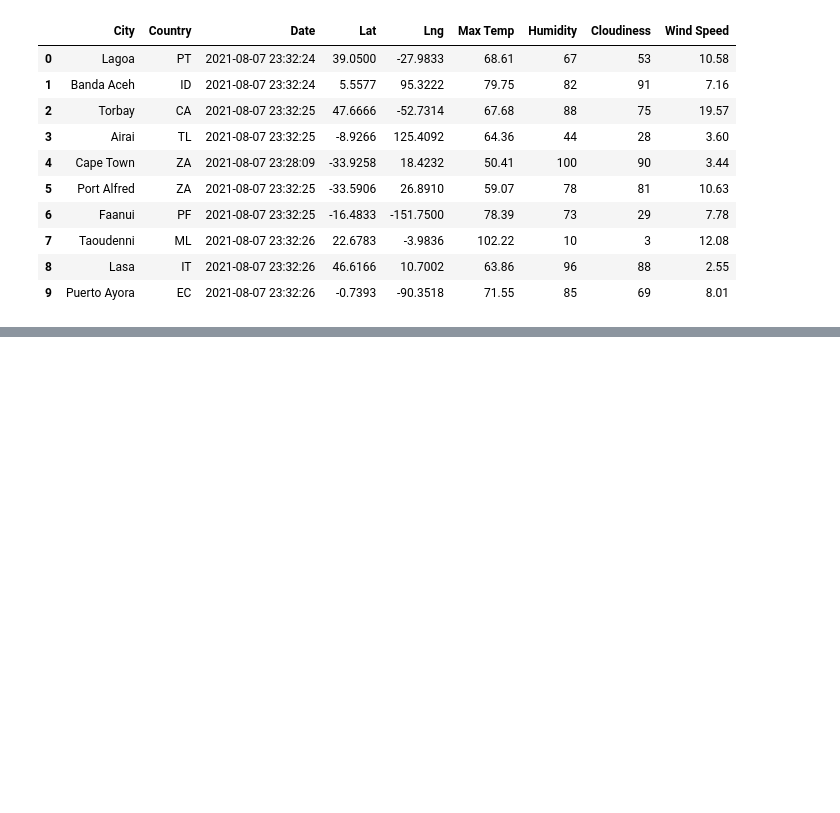
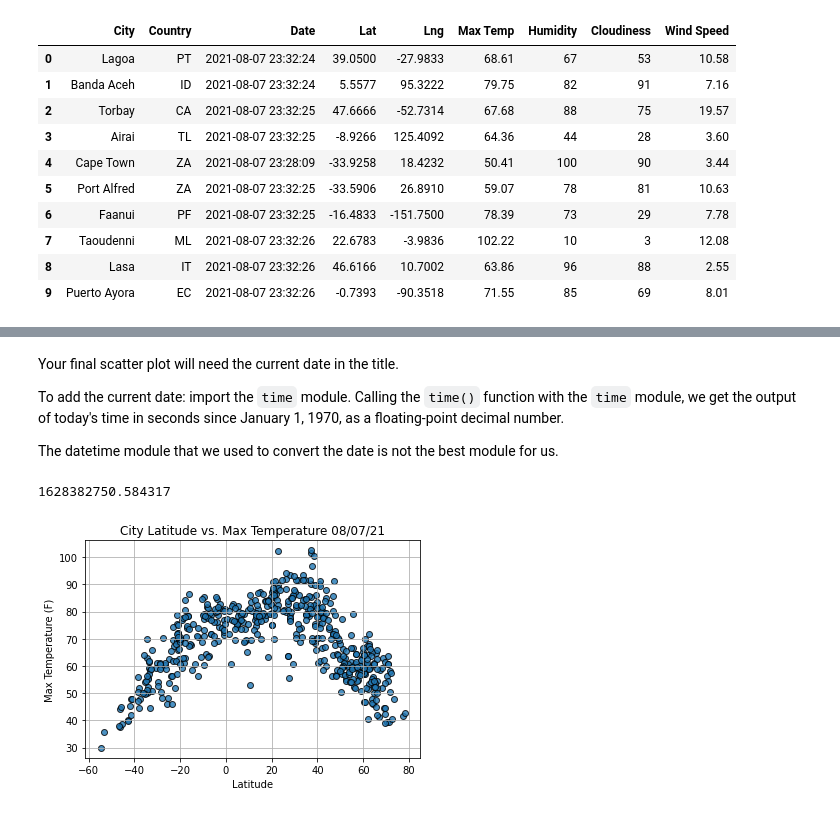
Before and after one commit to 1ektakapoor/world_weather_analysis, a Jupyter notebook: WeatherPy.ipynb, the cells around one changed output, grey strips where cells are left out. Drawn from its saved outputs; the diff is of its cells as text; code cells hidden in the pictures; blank space fills up the shorter version.

Commit message:
Adding WeatherPy file.

`````diff
--- a/WeatherPy.ipynb
+++ b/WeatherPy.ipynb
@@ -241,0 +250,44 @@ city_data_df.to_csv(output_data_file, index_label="City_ID")
+# %%
+# Extract relevant fields from the DataFrame for plotting.
+
+lats = city_data_df["Lat"]
+max_temps = city_data_df["Max Temp"]
+humidity = city_data_df["Humidity"]
+cloudiness = city_data_df["Cloudiness"]
+wind_speed = city_data_df["Wind Speed"]
+# %% [markdown]
+Your final scatter plot will need the current date in the title.
+
+To add the current date: import the ````time```` module. Calling the ````time()```` function with the ````time```` module, we get the output of today's time in seconds since January 1, 1970, as a floating-point decimal number.
+
+The datetime module that we used to convert the date is not the best module for us.
+# %%
+# Import the time module.
+import time
+
+# Get today's date in seconds.
+today = time.time()
+
+today
+# %% [output]
+1628382750.584317
+# %%
+# Build the scatter plot for latitude vs. max temperature.
+plt.scatter(lats,
+            max_temps,
+            edgecolor="black", linewidths=1, marker="o",
+            alpha=0.8, label="Cities")
+
+# Incorporate the other graph properties.
+plt.title(f"City Latitude vs. Max Temperature "+ time.strftime("%x"))
+plt.ylabel("Max Temperature (F)")
+plt.xlabel("Latitude")
+plt.grid(True)
+
+# Save the figure.
+plt.savefig("weather_data/Fig1.png")
+
+# Show plot.
+plt.show()
+# %% [output]
+[figure, added]
`````
Also changed, not shown: parts of 7 cells of this notebook.
